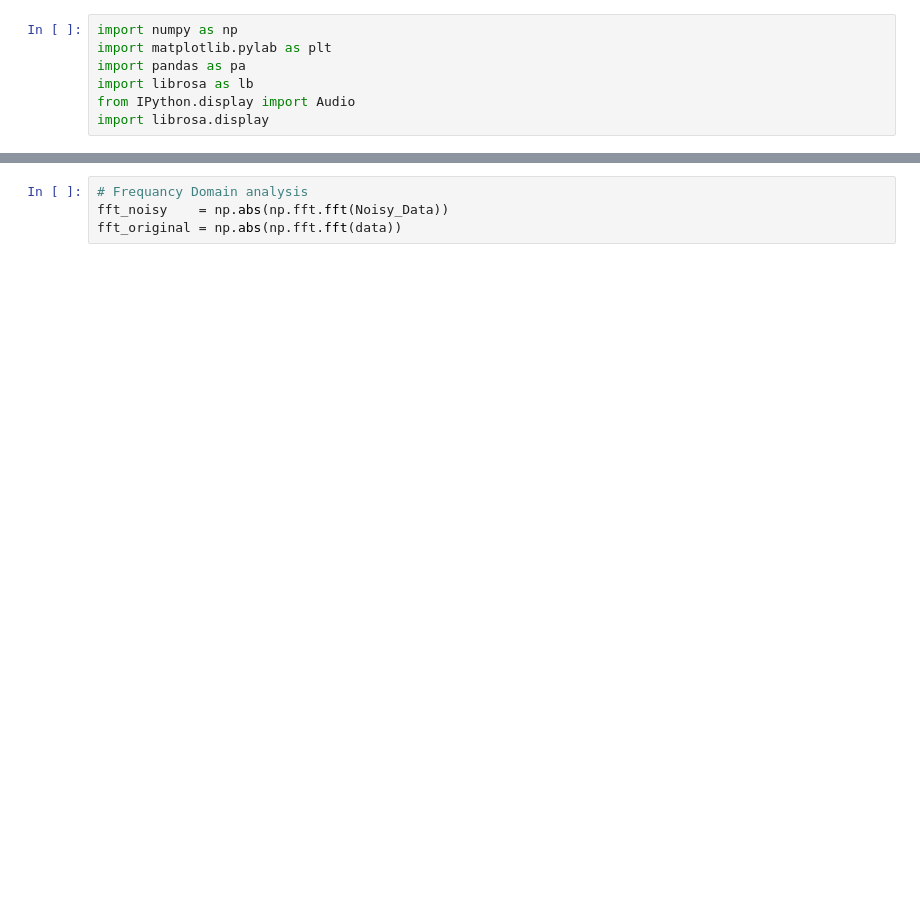
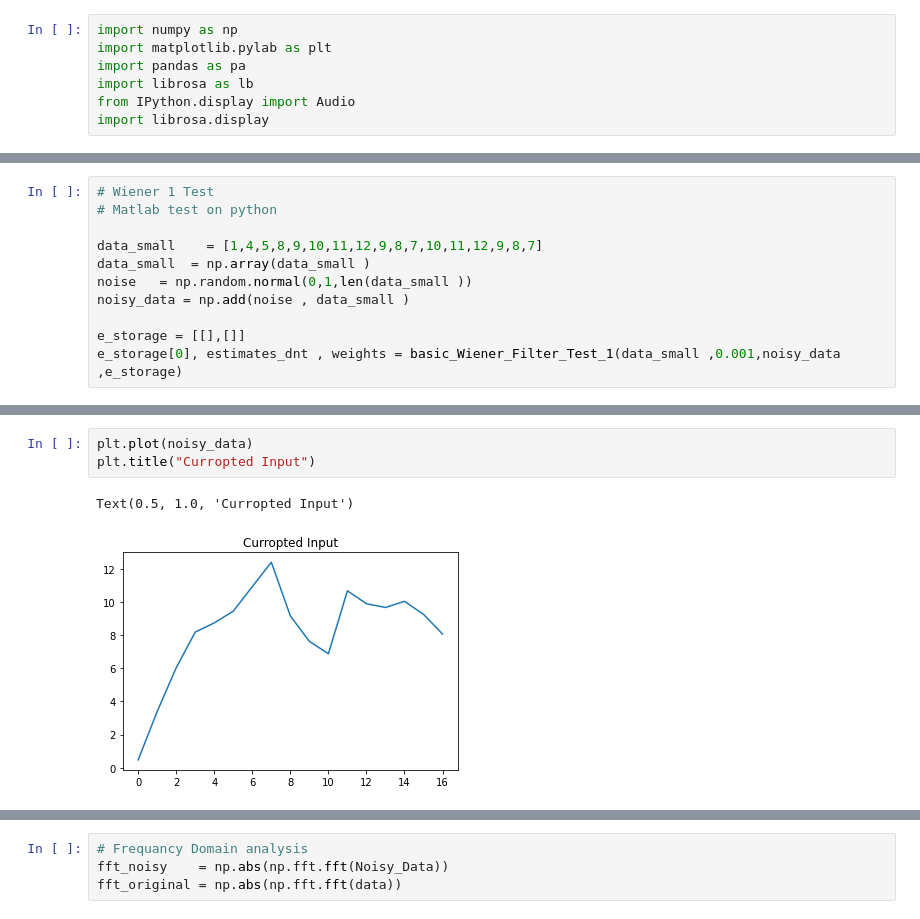
Before and after one commit to EnesErcin/Recursive_Least-Squares_Algorithm, a Jupyter notebook: By using Python/Parametric Least Squares Algorithm/BasicAdaptiveFilter.ipynb, the cells around one changed output, grey strips where cells are left out. Cells and saved outputs as stored; diff of their text form; blank space fills up the shorter version.

```diff
--- a/By using Python/Parametric Least Squares Algorithm/RecursiveLeastSquares.ipynb
+++ b/By using Python/Parametric Least Squares Algorithm/BasicAdaptiveFilter.ipynb
@@ -55,0 +156,11 @@ Audio(data=Noisy_Data , rate=samplerate)
+# %%
+# Wiener 1 Test
+# Matlab test on python
+
+data_small    = [1,4,5,8,9,10,11,12,9,8,7,10,11,12,9,8,7]
+data_small  = np.array(data_small )
+noise   = np.random.normal(0,1,len(data_small ))
+noisy_data = np.add(noise , data_small )
+
+e_storage = [[],[]]
+e_storage[0], estimates_dnt , weights = basic_Wiener_Filter_Test_1(data_small ,0.001,noisy_data ,e_storage)
@@ -55,0 +173,6 @@ Audio(data=Noisy_Data , rate=samplerate)
+# %%
+plt.plot(noisy_data)
+plt.title("Curropted Input")
+# %% [output]
+Text(0.5, 1.0, 'Curropted Input')
+[figure, added]
```
Also changed, not shown: parts of 36 cells of this notebook.
